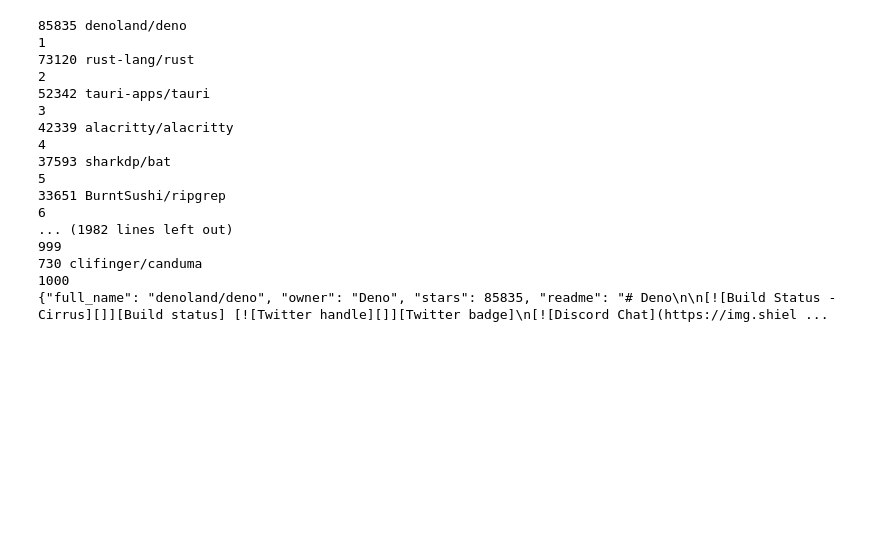
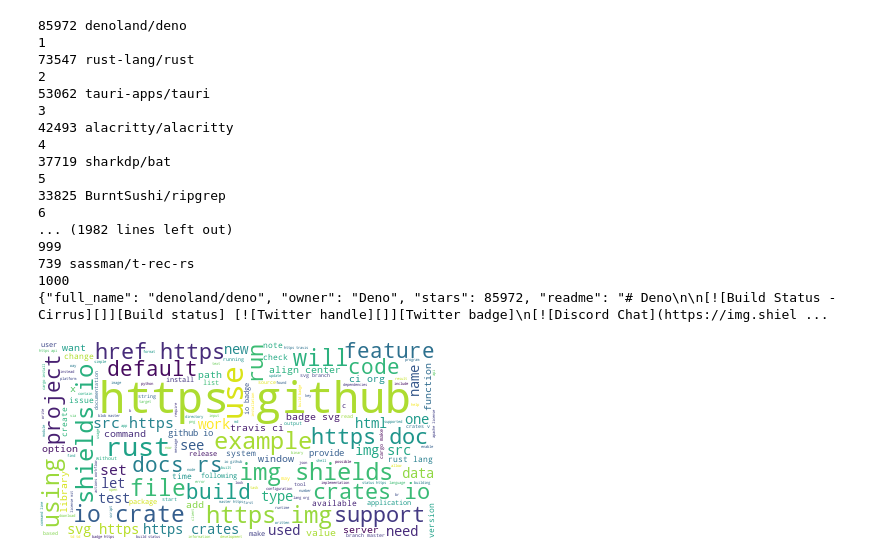
Before and after one commit to Chiritover/Rust_readme, a Jupyter notebook: rust_repo_analysis.ipynb, the cells around one changed output. Cells and saved outputs as stored; diff of their text form; code cells hidden in the pictures; blank space fills up the shorter version.

```diff
--- a/rust_repo_analysis.ipynb
+++ b/rust_repo_analysis.ipynb
@@ -11,10 +11,10 @@ def getReadme(g,file_name):
     cnt = 0
     raw_data = []
     for repo in repositories:
-        cnt = cnt+1
         # if cnt == 780:
         #     continue
         try:
+            cnt = cnt+1
             print(repo.stargazers_count,repo.full_name)
             a = json.dumps({'full_name':repo.full_name,'owner':repo.owner.name,'stars':repo.stargazers_count,'readme':repo.get_readme().decoded_content.decode('utf-8')})
             raw_data.append(a)
@@ -32,20 +32,48 @@ token = ''
 g = login(token)
 data = getReadme(g,'repo_readme.json')
 # %% [output]
-85835 denoland/deno
+85972 denoland/deno
 1
-73120 rust-lang/rust
+73547 rust-lang/rust
 2
-52342 tauri-apps/tauri
+53062 tauri-apps/tauri
 3
-42339 alacritty/alacritty
+42493 alacritty/alacritty
 4
-37593 sharkdp/bat
+37719 sharkdp/bat
 5
-33651 BurntSushi/ripgrep
+33825 BurntSushi/ripgrep
 6
 ... (1982 lines left out)
 999
-730 clifinger/canduma
+739 sassman/t-rec-rs
 1000
-{"full_name": "denoland/deno", "owner": "Deno", "stars": 85835, "readme": "# Deno\n\n[![Build Status - Cirrus][]][Build status] [![Twitter handle][]][Twitter badge]\n[![Discord Chat](https://img.shiel ...
+{"full_name": "denoland/deno", "owner": "Deno", "stars": 85972, "readme": "# Deno\n\n[![Build Status - Cirrus][]][Build status] [![Twitter handle][]][Twitter badge]\n[![Discord Chat](https://img.shiel ...
+# %%
+import pandas as pd
+import re
+real_data = []
+for json_repo in data:
+    real_data.append(json.loads(json_repo))
+for repo in real_data:
+    repo['readme_proceed'] = re.sub('[,\.!?]', '', repo['readme'])
+    repo['readme_proceed'] = repo['readme'].lower()
+    # print(repo['readme_proceed'])
+# %%
+# Import the wordcloud library
+from wordcloud import WordCloud
+
+# Join the different processed titles together.
+readme_data = [i['readme_proceed'] for i in real_data]
+long_string = ','.join(readme_data)
+
+# Create a WordCloud object
+wordcloud = WordCloud(background_color="white", max_words=1000, contour_width=3, contour_color='steelblue')
+
+# Generate a word cloud
+wordcloud.generate(long_string)
+
+# Visualize the word cloud
+wordcloud.to_image()
+# %% [output]
+[figure, added]
```
Also changed, not shown: parts of 4 cells of this notebook, 1 other file.
